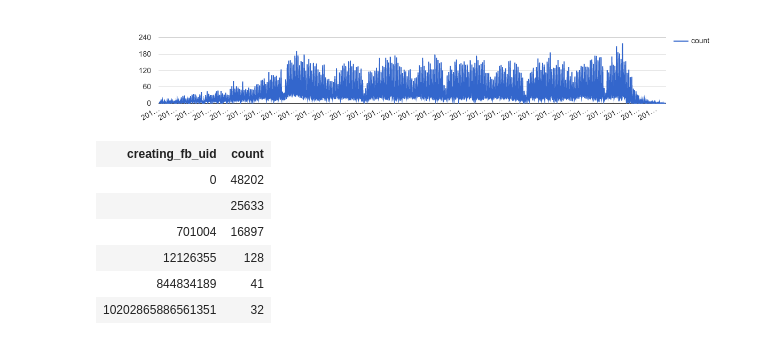
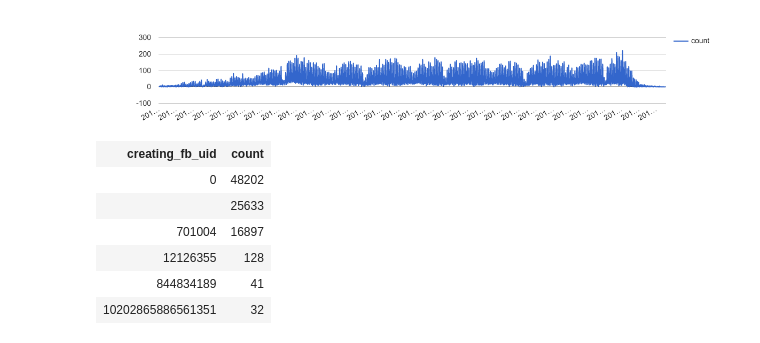
Before and after one commit to mikelambert/DanceDeets, a Jupyter notebook: Untitled Notebook.ipynb, the cells around one changed output. Cells and saved outputs as stored; diff of their text form; code cells hidden in the pictures.

```diff
--- a/Untitled Notebook.ipynb
+++ b/Untitled Notebook.ipynb
@@ -5,9 +5,10 @@
 SELECT DATE(start_time) as date, COUNT(*) as count FROM [dancedeets-hrd:dance_events.dance_events] WHERE start_time > '2010-06-01 00:00' GROUP BY date ORDER BY date;
 # %%
 %%chart line --fields date,count --data timeseries
+curveType: function
 # %% [output]
 [interactive output not drawn]
-[figure, old version]
+[figure, new version]
 # %%
 %%bigquery execute
 // Top Event Submittors
```
